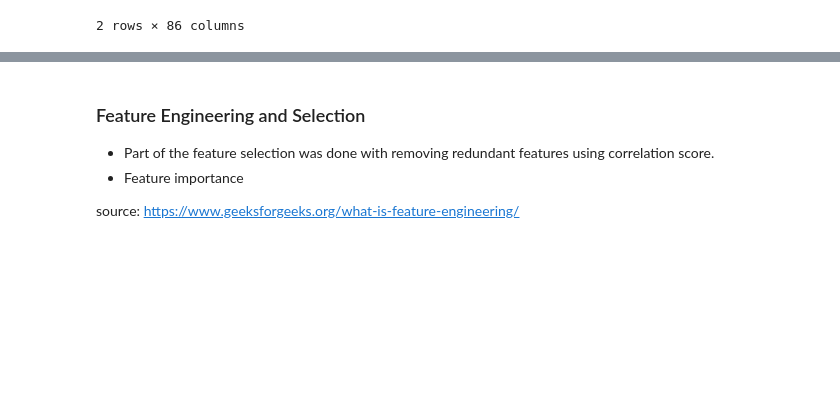
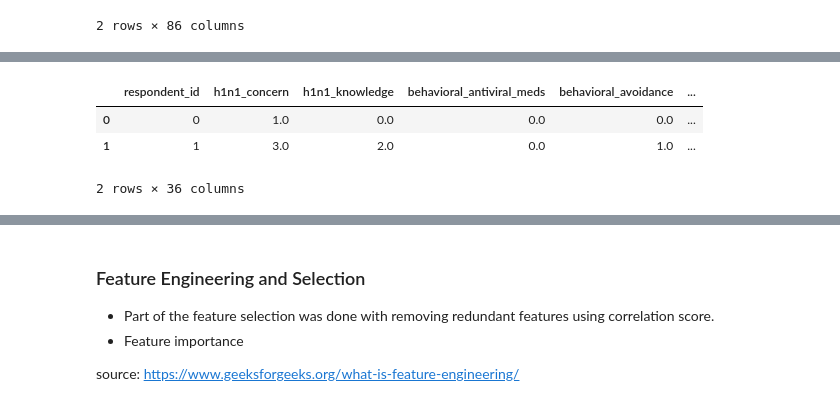
Before and after one commit to koadegno/predict-flu-vaccines, a Jupyter notebook: data_analysis.ipynb, the cells around one changed output, grey strips where cells are left out. Cells and saved outputs as stored; diff of their text form; code cells hidden in the pictures; blank space fills up the shorter version.

```diff
--- a/data_analysis.ipynb
+++ b/data_analysis.ipynb
@@ -352,0 +380,6 @@ TODO: Find a way to keep rows with missing values
+# %%
+binary_feature_of_interest = []
+for feature in nulls_percentage.index:
+    if feature not in categorical_features_of_interest_list:
+        binary_feature_of_interest.append(feature)
+binary_feature_of_interest
@@ -352,0 +400,4 @@ TODO: Find a way to keep rows with missing values
+# %%
+# Those a real categorical feature that need encoding
+age_group_index = categorical_features_of_interest_list.index("age_group")
+categorical_features_to_encode_list = categorical_features_of_interest_list[age_group_index:]
@@ -352,0 +429,7 @@ TODO: Find a way to keep rows with missing values
+# %%
+data_df4.head(2)
+# %% [output]
+|  | respondent_id | h1n1_concern | h1n1_knowledge | behavioral_antiviral_meds | behavioral_avoidance | ... |
+| 0 | 0 | 1.0 | 0.0 | 0.0 | 0.0 | ... |
+| 1 | 1 | 3.0 | 2.0 | 0.0 | 1.0 | ... |
+2 rows × 36 columns
```
Also changed, not shown: parts of 43 cells of this notebook.
